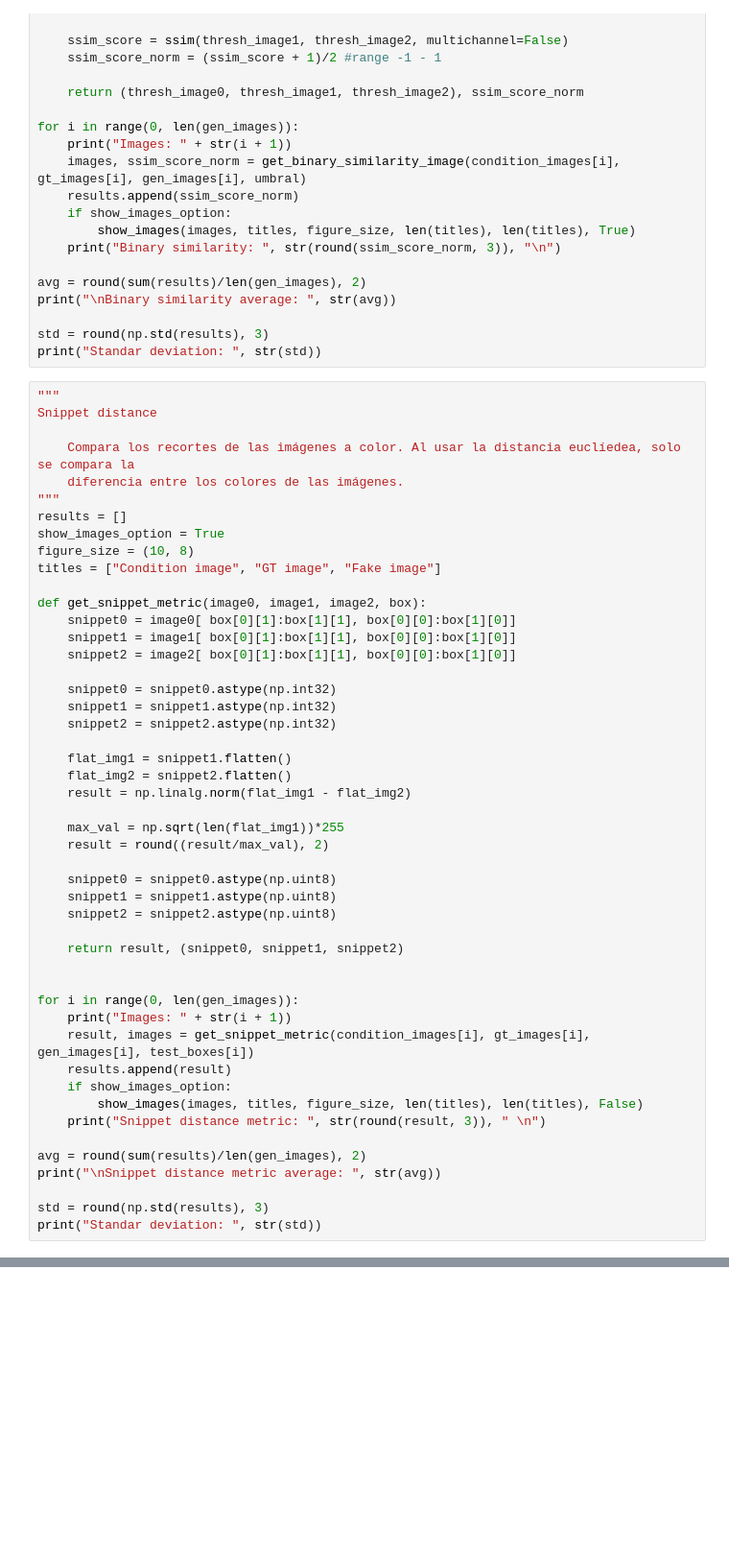
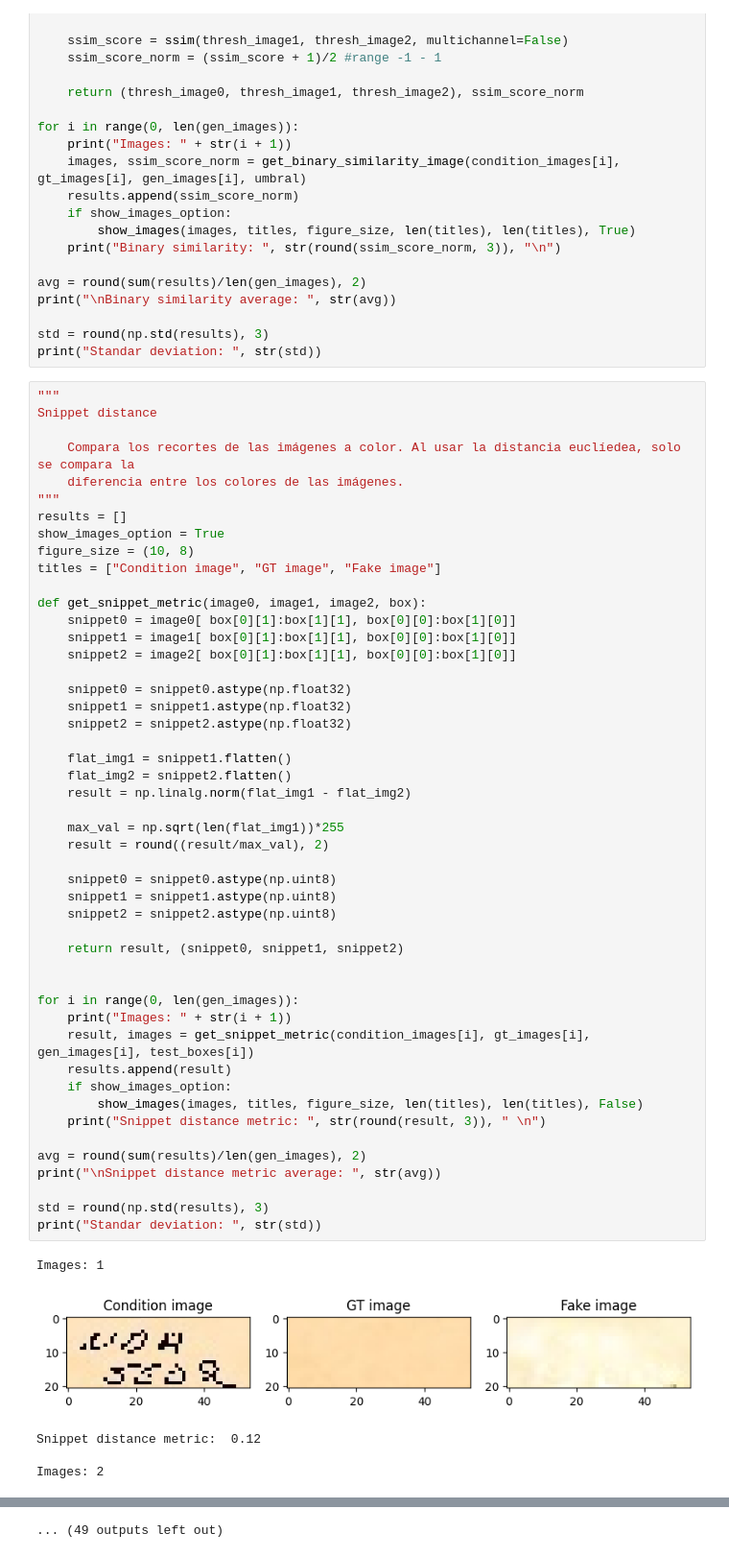
Before and after one commit to SpectralMirage/TFG-Vision-Artificial, a Jupyter notebook: src/Pix2Pix_GColab.ipynb, the cells around one changed output, grey strips where cells are left out. Shown at 96% size. Cells and saved outputs as stored; diff of their text form; blank space fills up the shorter version.

Commit message:
update to np.float32 to avoid overflow

```diff
--- a/src/Pix2Pix_GColab.ipynb
+++ b/src/Pix2Pix_GColab.ipynb
@@ -699,34 +699,40 @@ def get_snippet_metric(image0, image1, image2, box):
     snippet1 = image1[ box[0][1]:box[1][1], box[0][0]:box[1][0]]
     snippet2 = image2[ box[0][1]:box[1][1], box[0][0]:box[1][0]]
 
-    snippet0 = snippet0.astype(np.int32)
-    snippet1 = snippet1.astype(np.int32)
-    snippet2 = snippet2.astype(np.int32)
+    snippet0 = snippet0.astype(np.float32)
+    snippet1 = snippet1.astype(np.float32)
+    snippet2 = snippet2.astype(np.float32)
 
     flat_img1 = snippet1.flatten()
     flat_img2 = snippet2.flatten()
     result = np.linalg.norm(flat_img1 - flat_img2)
 
     max_val = np.sqrt(len(flat_img1))*255
     result = round((result/max_val), 2)
 
     snippet0 = snippet0.astype(np.uint8)
     snippet1 = snippet1.astype(np.uint8)
     snippet2 = snippet2.astype(np.uint8)
 
     return result, (snippet0, snippet1, snippet2)
 
 
 for i in range(0, len(gen_images)):
     print("Images: " + str(i + 1))
     result, images = get_snippet_metric(condition_images[i], gt_images[i], gen_images[i], test_boxes[i])
     results.append(result)
     if show_images_option:
         show_images(images, titles, figure_size, len(titles), len(titles), False)
     print("Snippet distance metric: ", str(round(result, 3)), " \n")
 
 avg = round(sum(results)/len(gen_images), 2)
 print("\nSnippet distance metric average: ", str(avg))
 
 std = round(np.std(results), 3)
 print("Standar deviation: ", str(std))
+# %% [output]
+Images: 1
+[figure, added]
+Snippet distance metric:  0.12
+
+Images: 2
@@ -733,3 +756,4 @@ print("Standar deviation: ", str(std))
+... (49 outputs left out)
 # %%
 """
 Snippet Background distance
```
Also changed, not shown: parts of 2 cells of this notebook.
